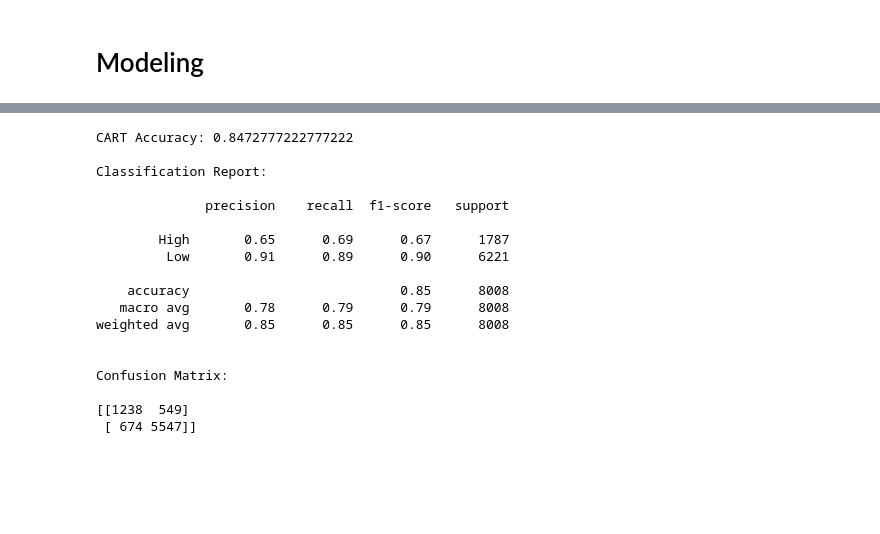
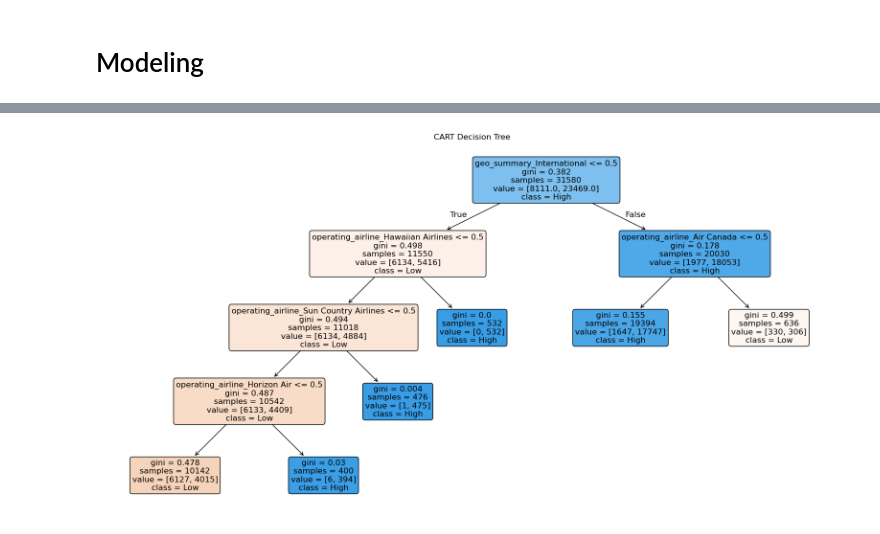
Before and after one commit to andrewhash/air-traffic-data-mining, a Jupyter notebook: air_traffic_analysis.ipynb, the cells around one changed output, grey strips where cells are left out. Cells and saved outputs as stored; diff of their text form; code cells hidden in the pictures; blank space fills up the shorter version.

```diff
--- a/air_traffic_analysis.ipynb
+++ b/air_traffic_analysis.ipynb
@@ -394,33 +464,20 @@ Confusion Matrix:
 # %%
-# CART model
-cart_model = DecisionTreeClassifier(random_state=42, max_depth=5)
+# CART model, gini index criterion
+cart_model = DecisionTreeClassifier(criterion='gini', max_leaf_nodes=6, random_state=42)
 cart_model.fit(X_train, y_train)
 
 # predictions
 y_pred_cart = cart_model.predict(X_test)
 
-# evaluation
-print("CART Accuracy:", accuracy_score(y_test, y_pred_cart))
-print("\nClassification Report:\n")
-print(classification_report(y_test, y_pred_cart))
-print("\nConfusion Matrix:\n")
-print(confusion_matrix(y_test, y_pred_cart))
+# visualize the decision tree
+plt.figure(figsize=(20, 10))
+plot_tree(cart_model,
+          feature_names=X_train.columns.tolist(),
+          class_names=["Low", "High"],
+          filled=True,
+          rounded=True,
+          fontsize=12)
+plt.title("CART Decision Tree")
+plt.show()
 # %% [output]
-CART Accuracy: 0.8472777222777222
-
-Classification Report:
-
-              precision    recall  f1-score   support
-
-        High       0.65      0.69      0.67      1787
-         Low       0.91      0.89      0.90      6221
-
-    accuracy                           0.85      8008
-   macro avg       0.78      0.79      0.79      8008
-weighted avg       0.85      0.85      0.85      8008
-
-
-Confusion Matrix:
-
-[[1238  549]
- [ 674 5547]]
+[figure, added]
```
Also changed, not shown: parts of 15 cells of this notebook.
